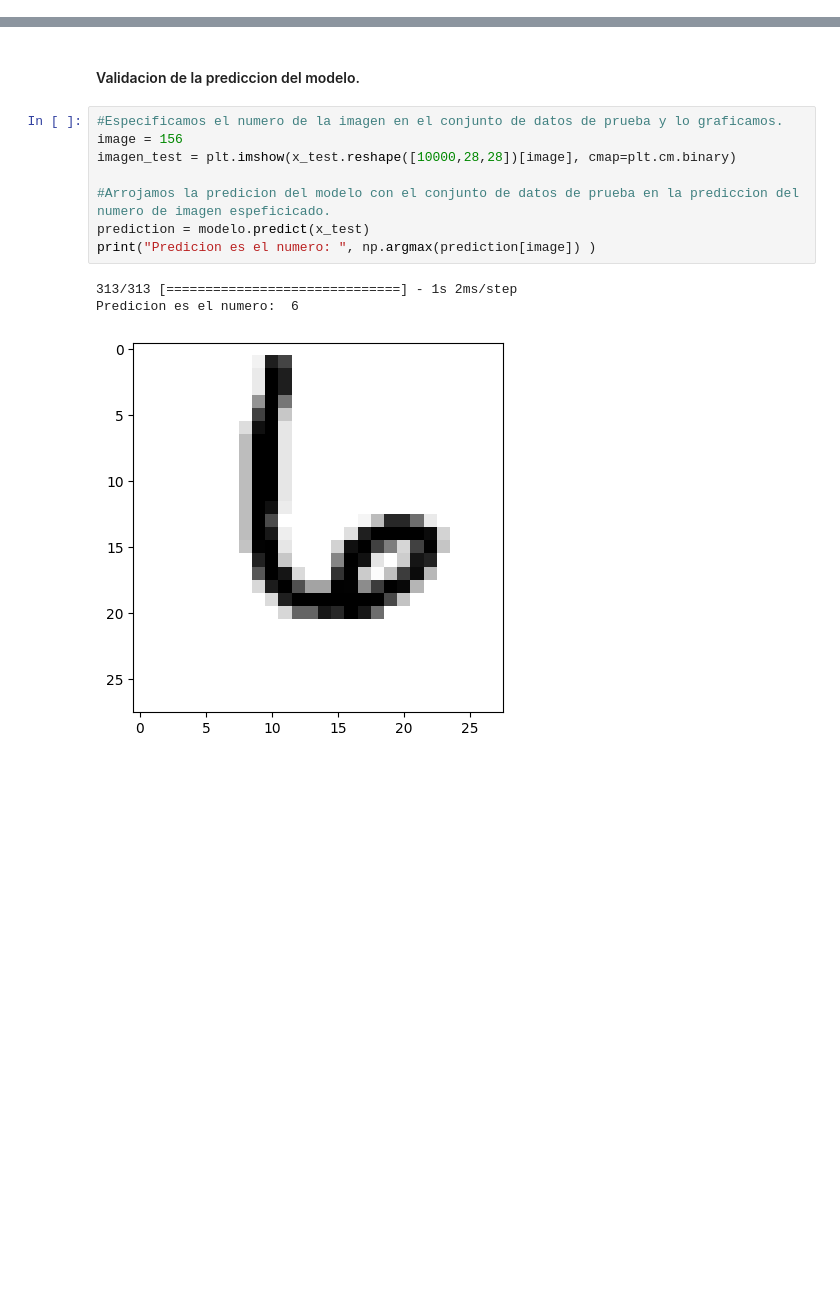
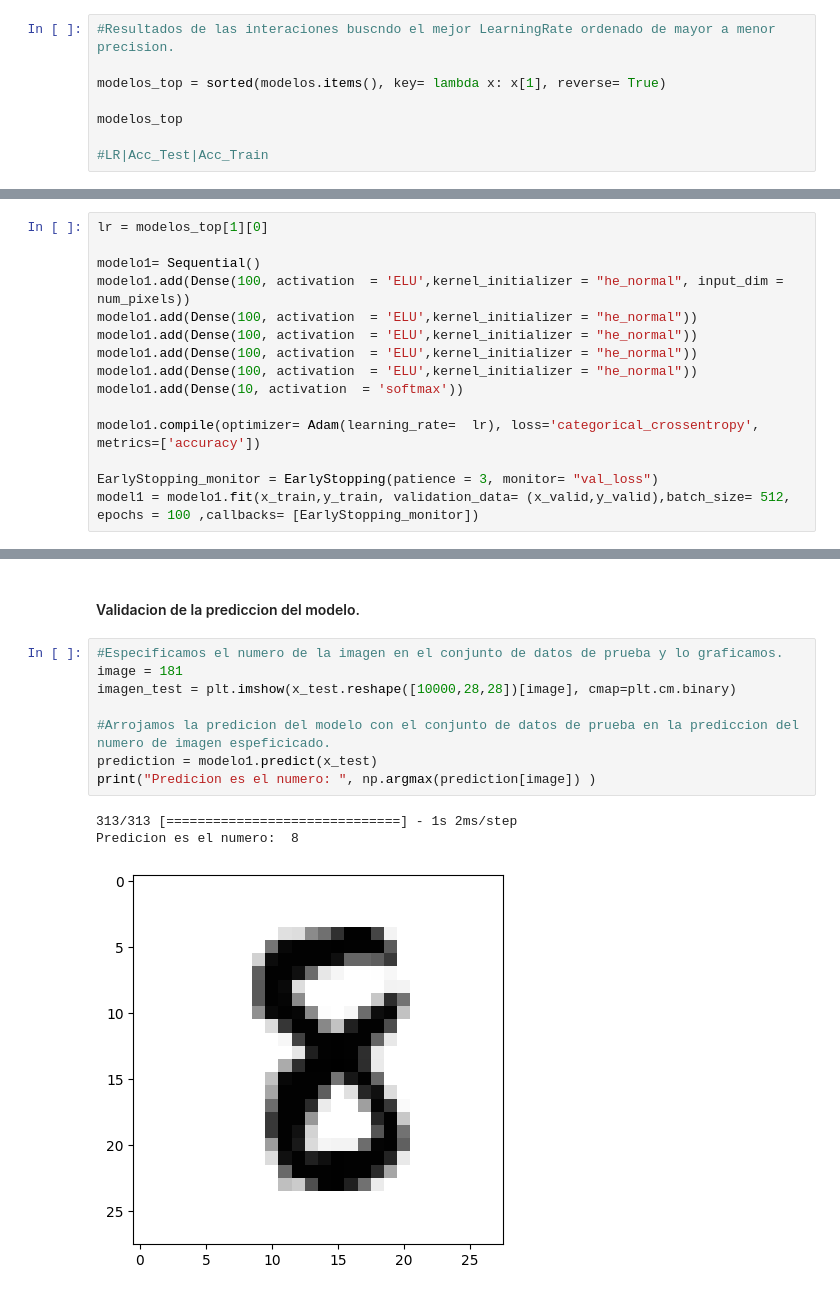
Before and after one commit to ourenagithub/Python, a Jupyter notebook: Red_Neuronal_ClasificadorImagenes_Mnist.ipynb, the cells around one changed output, grey strips where cells are left out. Drawn from its saved outputs; the diff is of its cells as text; blank space fills up the shorter version.

```diff
--- a/Red_Neuronal_ClasificadorImagenes_Mnist.ipynb
+++ b/Red_Neuronal_ClasificadorImagenes_Mnist.ipynb
@@ -141,0 +188,8 @@ plt.show()
+# %%
+#Resultados de las interaciones buscndo el mejor LearningRate ordenado de mayor a menor precision.
+
+modelos_top = sorted(modelos.items(), key= lambda x: x[1], reverse= True)
+
+modelos_top
+
+#LR|Acc_Test|Acc_Train
@@ -141,0 +209,15 @@ plt.show()
+# %%
+lr = modelos_top[1][0]
+
+modelo1= Sequential()
+modelo1.add(Dense(100, activation  = 'ELU',kernel_initializer = "he_normal", input_dim = num_pixels))
+modelo1.add(Dense(100, activation  = 'ELU',kernel_initializer = "he_normal"))
+modelo1.add(Dense(100, activation  = 'ELU',kernel_initializer = "he_normal"))
+modelo1.add(Dense(100, activation  = 'ELU',kernel_initializer = "he_normal"))
+modelo1.add(Dense(100, activation  = 'ELU',kernel_initializer = "he_normal"))
+modelo1.add(Dense(10, activation  = 'softmax'))
+
+modelo1.compile(optimizer= Adam(learning_rate=  lr), loss='categorical_crossentropy', metrics=['accuracy'])
+
+EarlyStopping_monitor = EarlyStopping(patience = 3, monitor= "val_loss")
+model1 = modelo1.fit(x_train,y_train, validation_data= (x_valid,y_valid),batch_size= 512, epochs = 100 ,callbacks= [EarlyStopping_monitor])
@@ -143,13 +275,13 @@ plt.show()
 #### Validacion de la prediccion del modelo.
 # %%
 #Especificamos el numero de la imagen en el conjunto de datos de prueba y lo graficamos.
-image = 156
+image = 181
 imagen_test = plt.imshow(x_test.reshape([10000,28,28])[image], cmap=plt.cm.binary)
 
 #Arrojamos la predicion del modelo con el conjunto de datos de prueba en la prediccion del numero de imagen espeficicado.
-prediction = modelo.predict(x_test)
+prediction = modelo1.predict(x_test)
 print("Predicion es el numero: ", np.argmax(prediction[image]) )
 # %% [output]
 313/313 [==============================] - 1s 2ms/step
-Predicion es el numero:  6
+Predicion es el numero:  8
-[figure, old version]
+[figure, new version]
```
Also changed, not shown: parts of 13 cells of this notebook.
